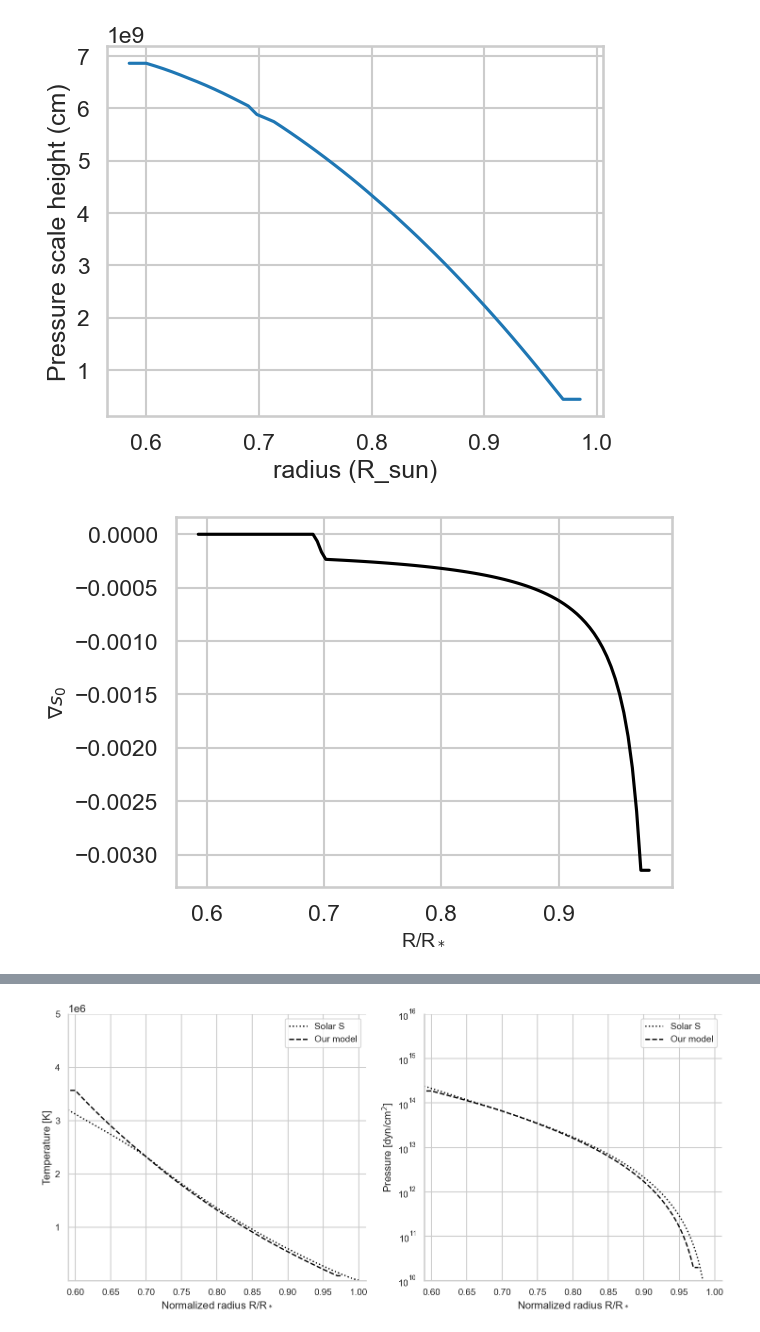
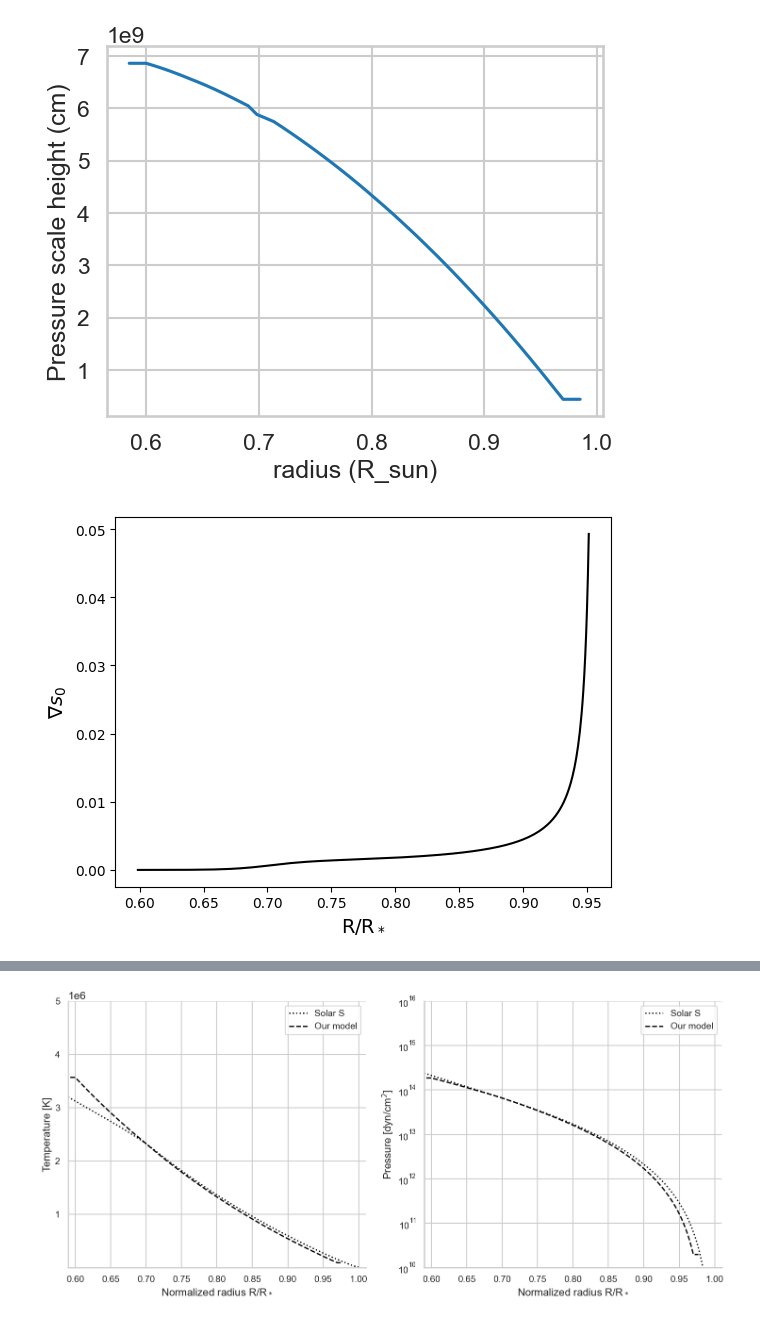
Before and after one commit to tabjone/2DHDCZ, a Jupyter notebook: visualisation/Visualise_background.ipynb, the cells around one changed output, grey strips where cells are left out. Drawn from its saved outputs; the diff is of its cells as text; code cells hidden in the pictures.

```diff
--- a/visualisation/Visualise_background.ipynb
+++ b/visualisation/Visualise_background.ipynb
@@ -46,0 +34,13 @@ plt.plot(variables_3['r']/R_sun, variables_3['T0'])
+# %%
+solar_S = read_solar_S_hdf5("../additional_files/solar_s.h5")
+
+RUN_NAME = "new_bg_test/"
+SAVE_DIR = "/mn/stornext/d10/data/tabjone/data/"
+
+var, info = read_bg_mpi(3, SAVE_DIR + RUN_NAME)
+# %%
+solar_S['M'] = 4*np.pi*R_sun**3 * cumtrapz(solar_S['rho0']*(solar_S['r_over_R'])**2, solar_S['r_over_R'], initial=0)
+solar_S['g'] = -G*solar_S['M']/((solar_S['r_over_R']*R_sun)**2)
+
+var['H'] = var['p0']/(var['rho0']*var['g'])
+solar_S['H'] = -solar_S['p0']/(solar_S['rho0']*solar_S['g'])
@@ -245,9 +163,9 @@ Text(0, 0.5, 'Pressure scale height (cm)')
 [figure]
 # %%
 #plt.scatter(r_/R_sun, grad_s0_, color="black", s=10)
-plt.plot(r_/R_sun, grad_s0_, color="black")
+plt.plot(var['r']/R_sun, var['grad_s0'], color="black")
 plt.xlabel("R/R$_*$", fontsize=14)
 plt.ylabel(r"$\nabla s_0$", fontsize=14)
 plt.show()
 # %% [output]
-[figure, old version]
+[figure, new version]
```
Also changed, not shown: parts of 28 cells of this notebook, 44 other files.
